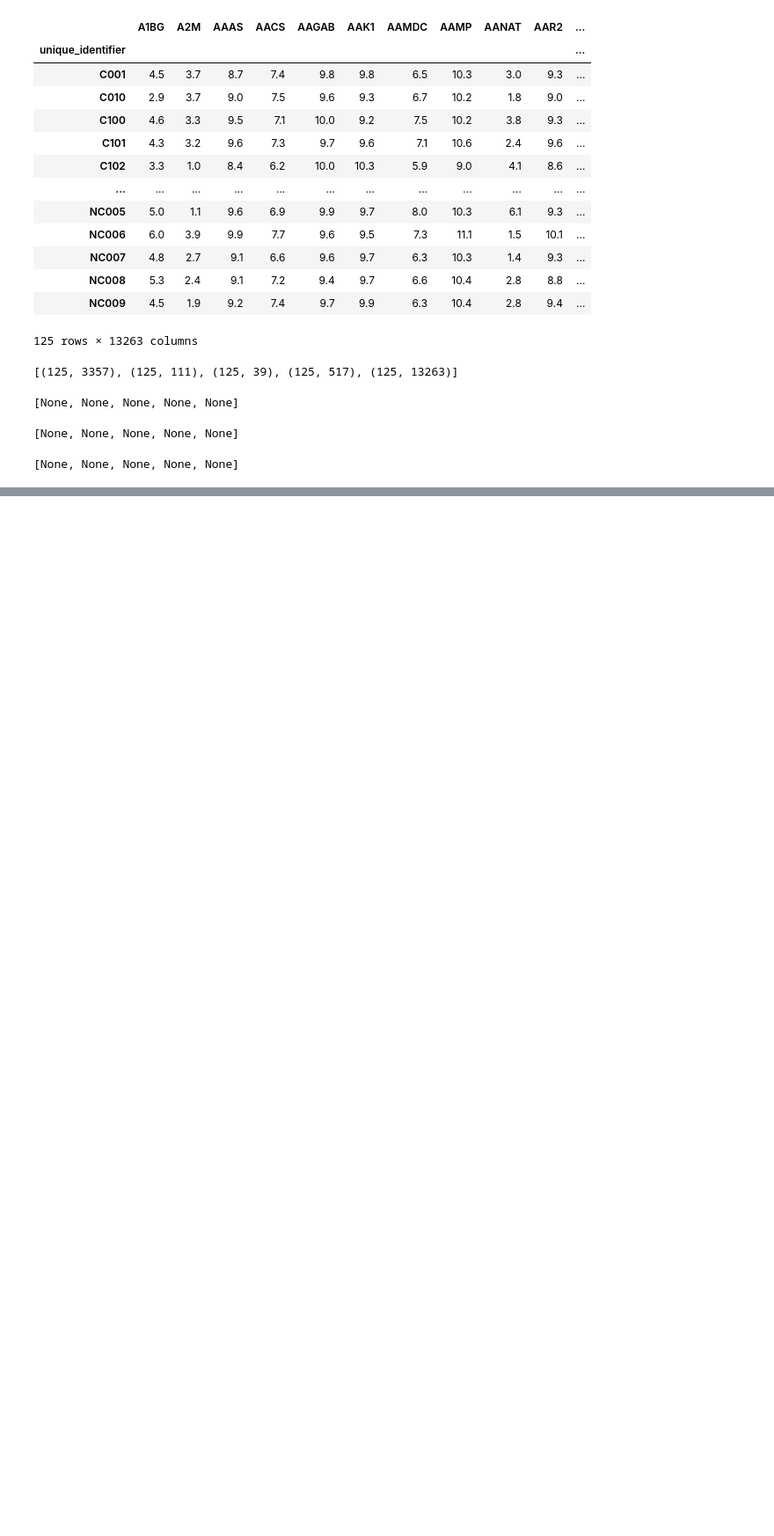
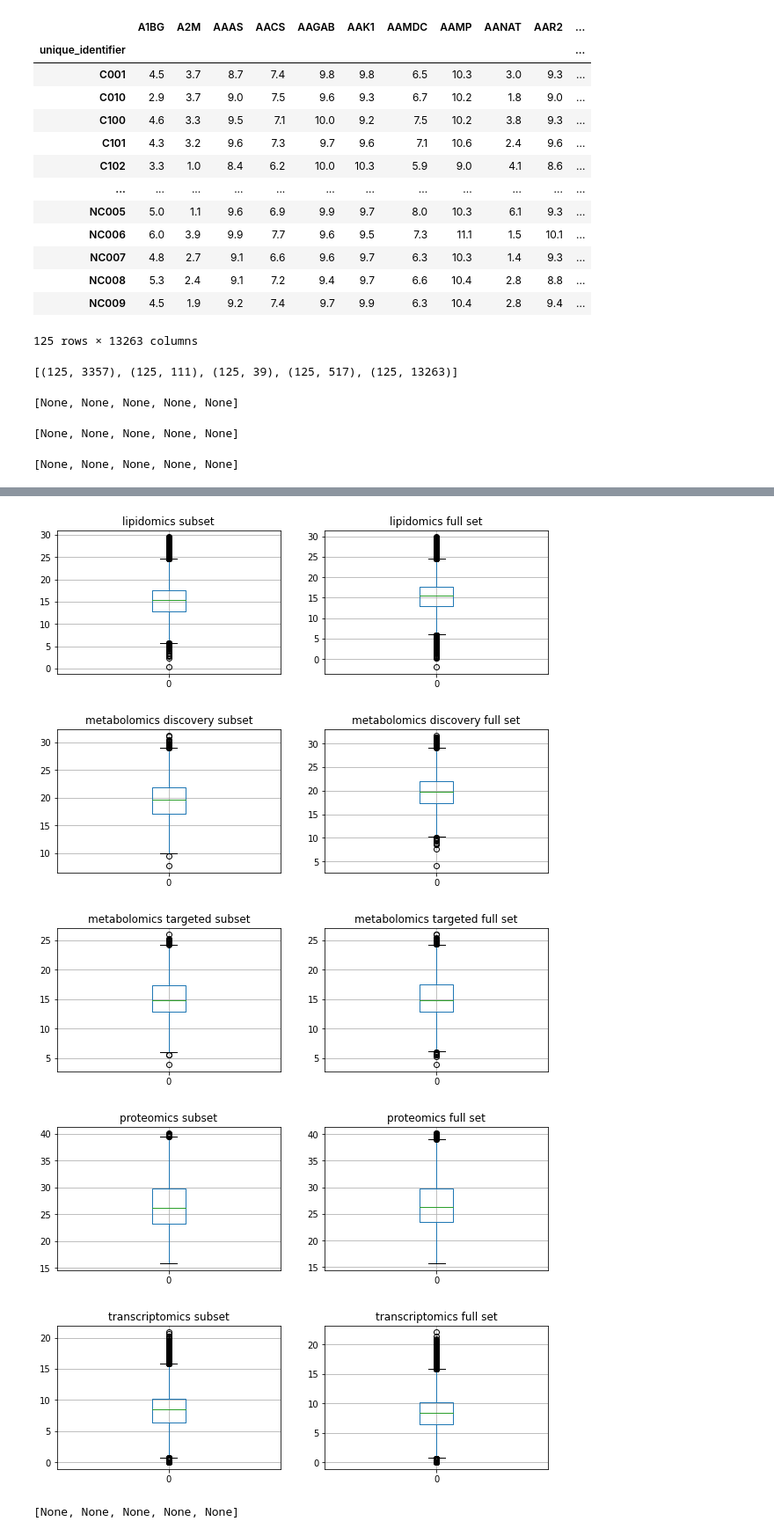
Before and after one commit to tyronechen/SARS-CoV-2, a Jupyter notebook: src/MSV000085703/MSV000085703_parse.ipynb, the cells around one changed output, grey strips where cells are left out. Shown at 88% size. Saved outputs shown, nothing was run; the diff lists cells and outputs as text; code cells hidden in the pictures; blank space fills up the shorter version.

Commit message:
Check that subsampled classes have similar distribution

```diff
--- a/src/MSV000085703/MSV000085703_parse.ipynb
+++ b/src/MSV000085703/MSV000085703_parse.ipynb
@@ -524,0 +540,28 @@ MD5 (./transcriptomics_featuremap.tsv) = 886c4851ae76b36ca118413647f76381
+# %%
+# check that the distribution of data in all covid cases is similar to the subset
+def check_dist(data, meta):
+    f = plt.figure(figsize=(10,3))
+    ax1 = f.add_subplot(121)
+    ax1.set_title(meta + " subset")
+    ax2 = f.add_subplot(122)
+    ax2.set_title(meta + " full set")
+    pd.DataFrame(data[75:100].values.flatten()).boxplot(ax=ax1)
+    pd.DataFrame(data[:100].values.flatten()).boxplot(ax=ax2)
+    plt.show()
+
+meta = [
+    "lipidomics",
+    "metabolomics discovery",
+    "metabolomics targeted",
+    "proteomics",
+    "transcriptomics",
+]
+
+[check_dist(x, y) for x, y in list(zip(data_final, meta))]
+# %% [output]
+[figure, added]
+[figure, added]
+[figure, added]
+[figure, added]
+[figure, added]
+[None, None, None, None, None]
```
Also changed, not shown: parts of 4 cells of this notebook.
